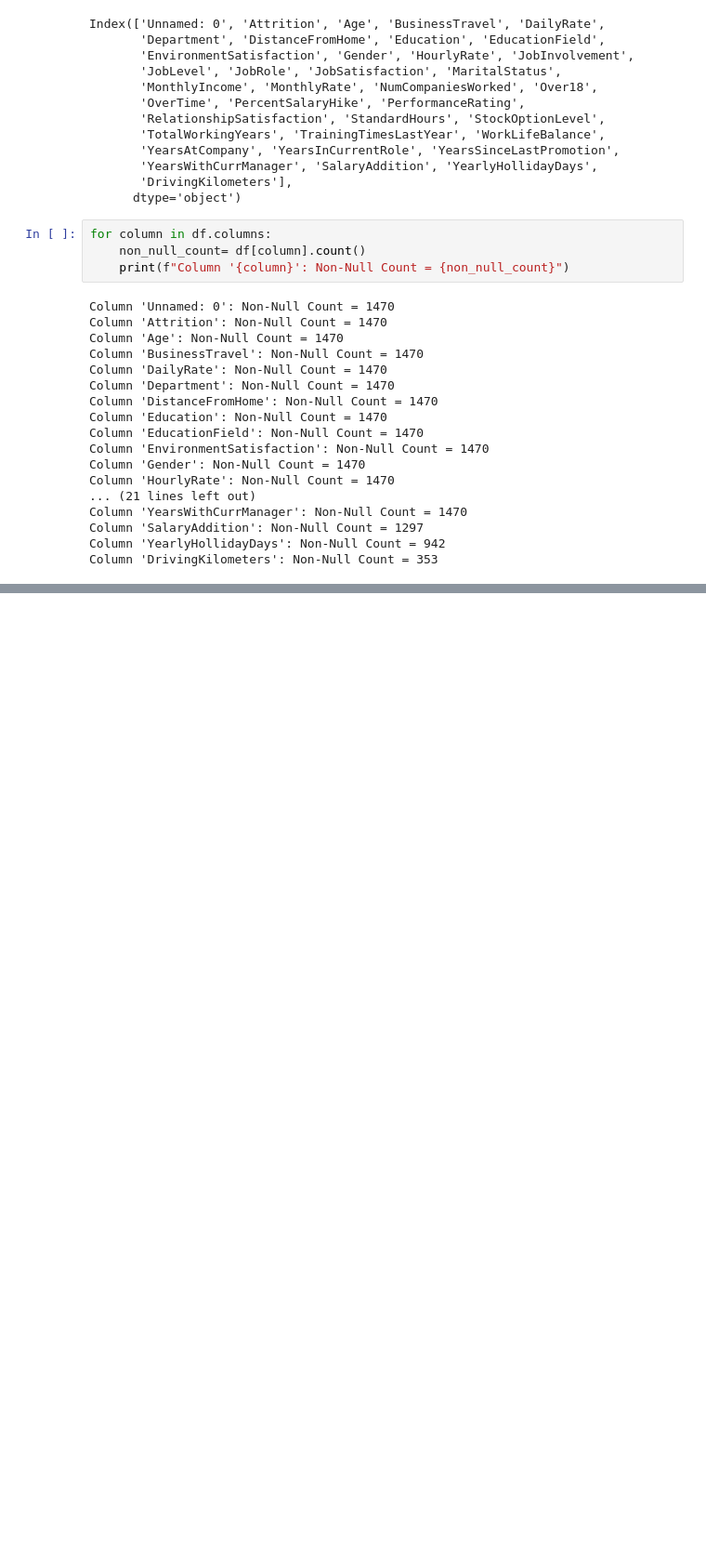
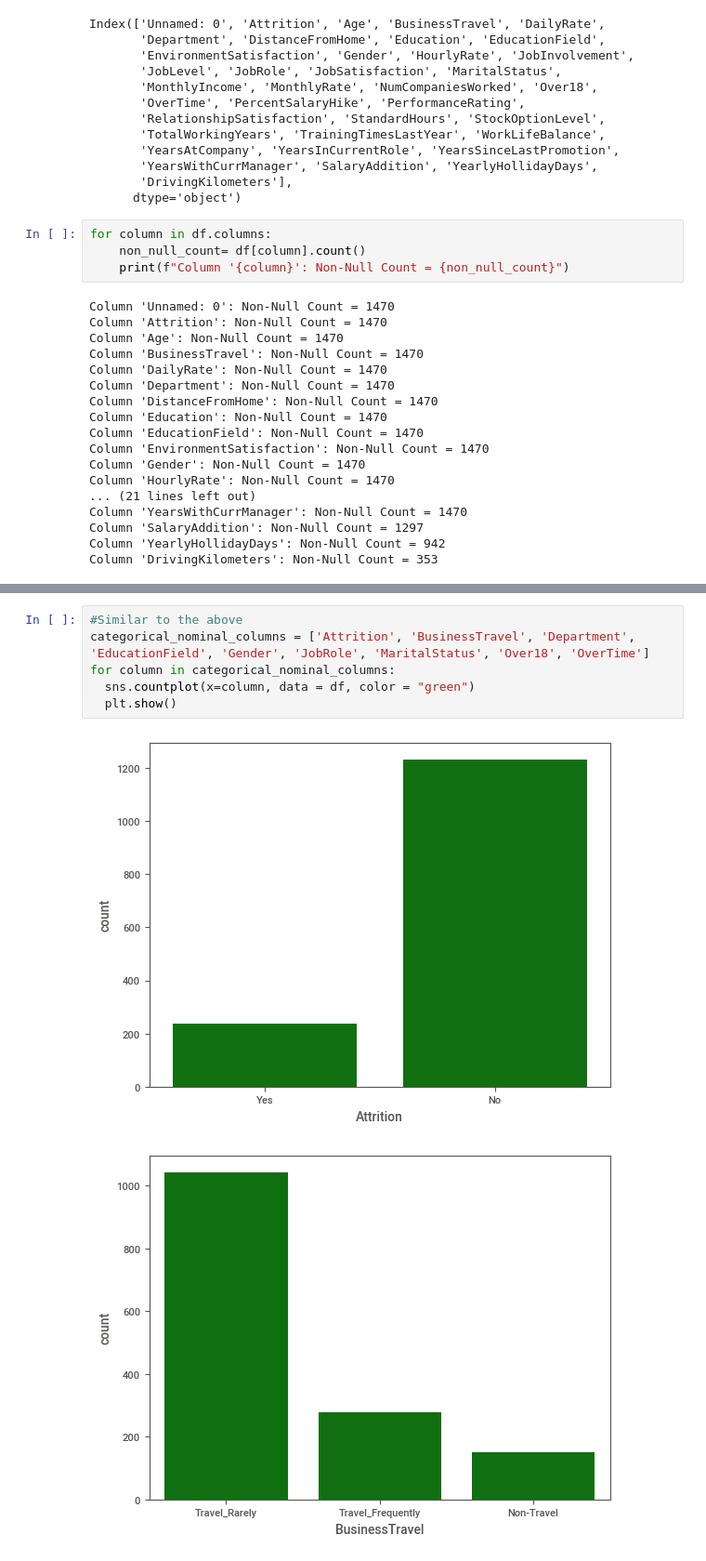
Before and after one commit to Qossai/EDA-Analysis, a Jupyter notebook: Exercice_1_EDA_and_Data_Cleansing.ipynb, the cells around one changed output, grey strips where cells are left out. Shown at 93% size. Drawn from its saved outputs; the diff is of its cells as text; blank space fills up the shorter version.

```diff
--- a/Exercice_1_EDA_and_Data_Cleansing.ipynb
+++ b/Exercice_1_EDA_and_Data_Cleansing.ipynb
@@ -183,0 +211,9 @@ for column in categorical_nominal_columns:
+# %%
+#Similar to the above
+categorical_nominal_columns = ['Attrition', 'BusinessTravel', 'Department', 'EducationField', 'Gender', 'JobRole', 'MaritalStatus', 'Over18', 'OverTime']
+for column in categorical_nominal_columns:
+  sns.countplot(x=column, data = df, color = "green")
+  plt.show()
+# %% [output]
+[figure, added]
+[figure, added]
```
Also changed, not shown: parts of 11 cells of this notebook.
